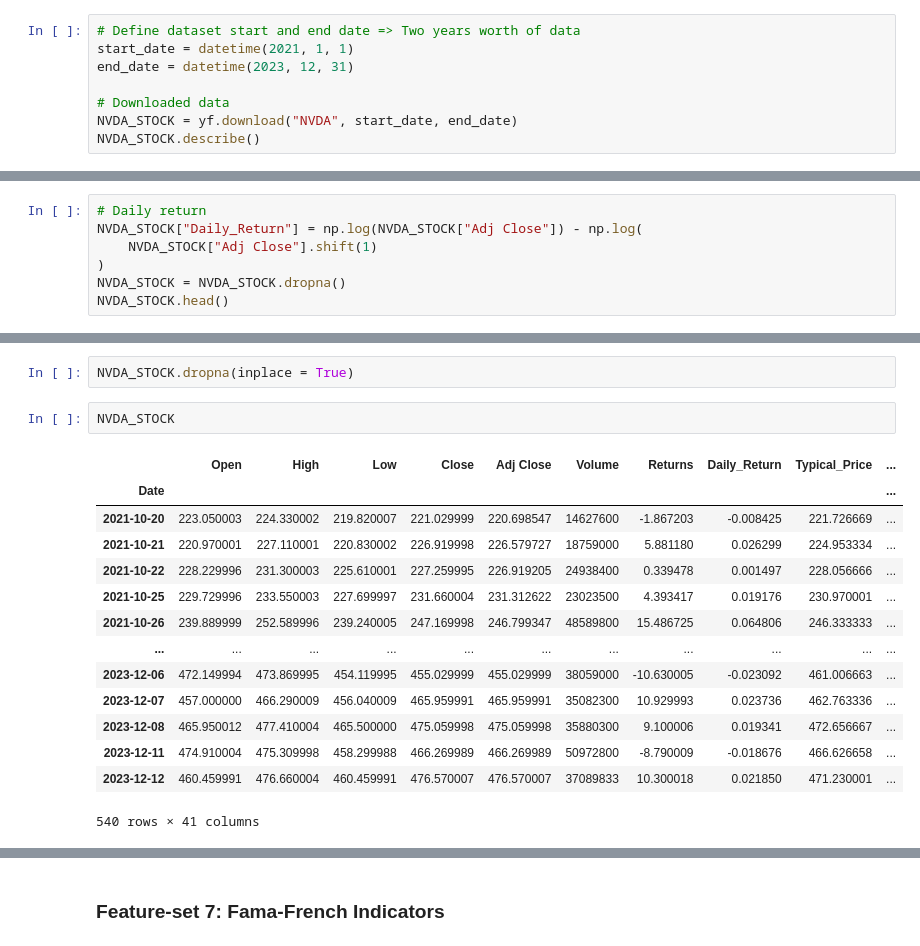
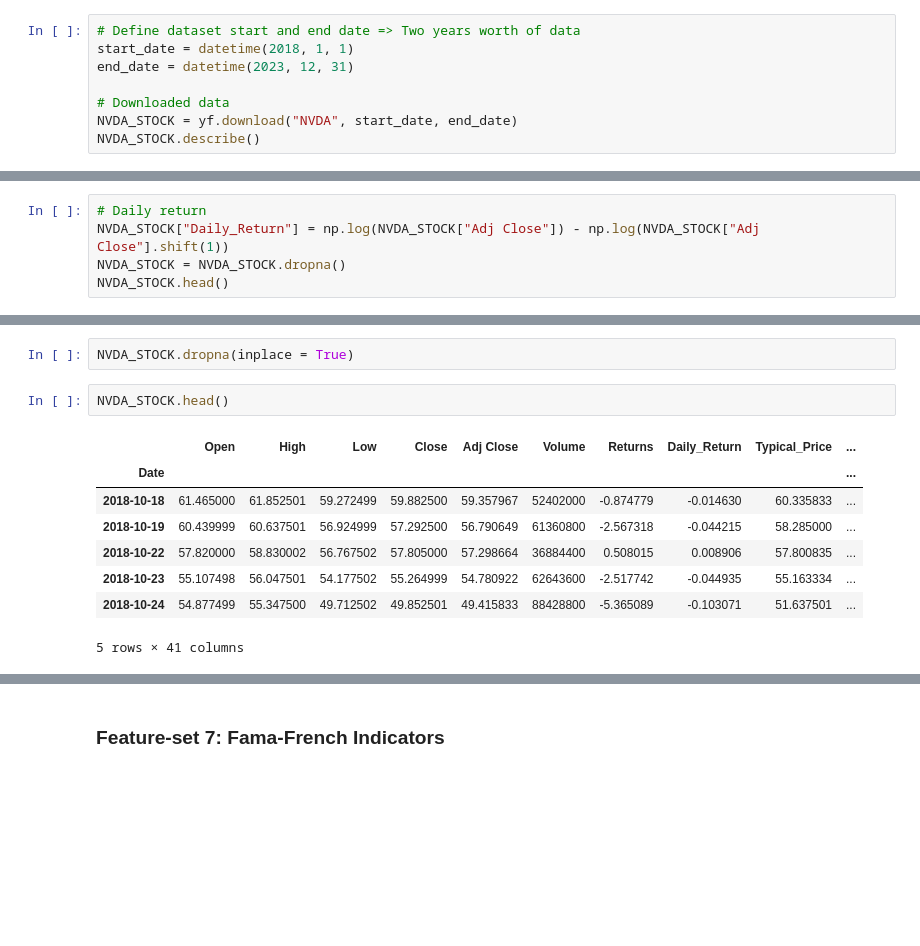
Before and after one commit to piyush-an/INFO7374_Predict_StockPrice, a Jupyter notebook: notebooks/2_FeatureMart.ipynb, the cells around one changed output, grey strips where cells are left out. Drawn from its saved outputs; the diff is of its cells as text; blank space fills up the shorter version.

```diff
--- a/notebooks/2_FeatureMart.ipynb
+++ b/notebooks/2_FeatureMart.ipynb
@@ -61,7 +26,7 @@ import yfinance as yf
 import ta
 # %%
 # Define dataset start and end date => Two years worth of data
-start_date = datetime(2021, 1, 1)
+start_date = datetime(2018, 1, 1)
 end_date = datetime(2023, 12, 31)
 
 # Downloaded data
@@ -104,8 +73,6 @@ Produce the day's difference of the stock dataframe: (`np.log(nvda['Open']) - np
 # %%
 # Daily return
-NVDA_STOCK["Daily_Return"] = np.log(NVDA_STOCK["Adj Close"]) - np.log(
-    NVDA_STOCK["Adj Close"].shift(1)
-)
+NVDA_STOCK["Daily_Return"] = np.log(NVDA_STOCK["Adj Close"]) - np.log(NVDA_STOCK["Adj Close"].shift(1))
 NVDA_STOCK = NVDA_STOCK.dropna()
 NVDA_STOCK.head()
 # %% [output]
@@ -275,21 +285,15 @@ NVDA_STOCK['Volatility_KeltnerChannel'] = ta.volatility.keltner_channel_hband(NV
 # %%
 NVDA_STOCK.dropna(inplace = True)
 # %%
-NVDA_STOCK
+NVDA_STOCK.head()
 # %% [output]
 |  | Open | High | Low | Close | Adj Close | Volume | Returns | Daily_Return | Typical_Price | ... |
 | Date |  |  |  |  |  |  |  |  |  | ... |
-| 2021-10-20 | 223.050003 | 224.330002 | 219.820007 | 221.029999 | 220.698547 | 14627600 | -1.867203 | -0.008425 | 221.726669 | ... |
-| 2021-10-21 | 220.970001 | 227.110001 | 220.830002 | 226.919998 | 226.579727 | 18759000 | 5.881180 | 0.026299 | 224.953334 | ... |
-| 2021-10-22 | 228.229996 | 231.300003 | 225.610001 | 227.259995 | 226.919205 | 24938400 | 0.339478 | 0.001497 | 228.056666 | ... |
-| 2021-10-25 | 229.729996 | 233.550003 | 227.699997 | 231.660004 | 231.312622 | 23023500 | 4.393417 | 0.019176 | 230.970001 | ... |
-| 2021-10-26 | 239.889999 | 252.589996 | 239.240005 | 247.169998 | 246.799347 | 48589800 | 15.486725 | 0.064806 | 246.333333 | ... |
-| ... | ... | ... | ... | ... | ... | ... | ... | ... | ... | ... |
-| 2023-12-06 | 472.149994 | 473.869995 | 454.119995 | 455.029999 | 455.029999 | 38059000 | -10.630005 | -0.023092 | 461.006663 | ... |
-| 2023-12-07 | 457.000000 | 466.290009 | 456.040009 | 465.959991 | 465.959991 | 35082300 | 10.929993 | 0.023736 | 462.763336 | ... |
-| 2023-12-08 | 465.950012 | 477.410004 | 465.500000 | 475.059998 | 475.059998 | 35880300 | 9.100006 | 0.019341 | 472.656667 | ... |
-| 2023-12-11 | 474.910004 | 475.309998 | 458.299988 | 466.269989 | 466.269989 | 50972800 | -8.790009 | -0.018676 | 466.626658 | ... |
-| 2023-12-12 | 460.459991 | 476.660004 | 460.459991 | 476.570007 | 476.570007 | 37089833 | 10.300018 | 0.021850 | 471.230001 | ... |
+| 2018-10-18 | 61.465000 | 61.852501 | 59.272499 | 59.882500 | 59.357967 | 52402000 | -0.874779 | -0.014630 | 60.335833 | ... |
+| 2018-10-19 | 60.439999 | 60.637501 | 56.924999 | 57.292500 | 56.790649 | 61360800 | -2.567318 | -0.044215 | 58.285000 | ... |
+| 2018-10-22 | 57.820000 | 58.830002 | 56.767502 | 57.805000 | 57.298664 | 36884400 | 0.508015 | 0.008906 | 57.800835 | ... |
+| 2018-10-23 | 55.107498 | 56.047501 | 54.177502 | 55.264999 | 54.780922 | 62643600 | -2.517742 | -0.044935 | 55.163334 | ... |
+| 2018-10-24 | 54.877499 | 55.347500 | 49.712502 | 49.852501 | 49.415833 | 88428800 | -5.365089 | -0.103071 | 51.637501 | ... |
-540 rows × 41 columns
+5 rows × 41 columns
 # %%
 NVDA_STOCK.info()
```
Also changed, not shown: parts of 23 cells of this notebook, 1 other file.
